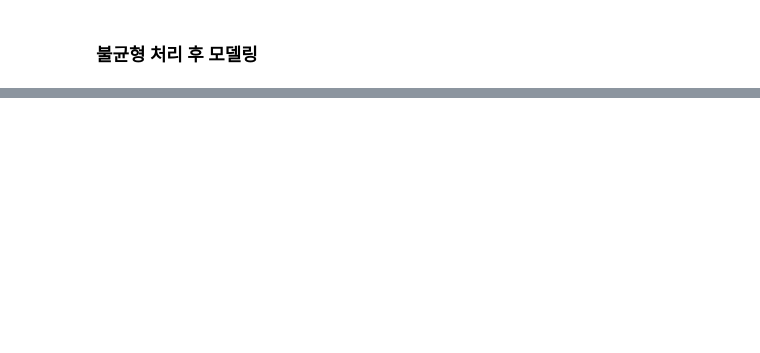
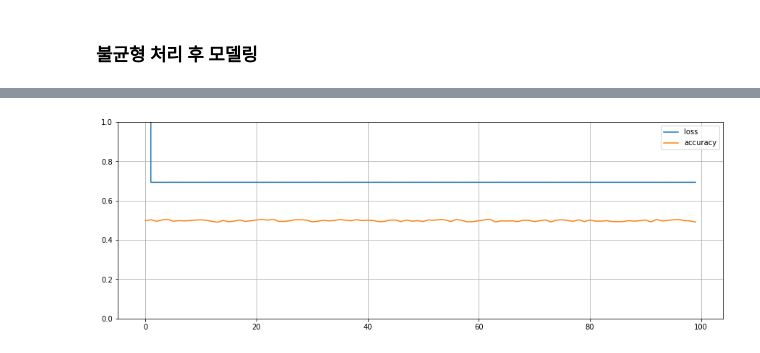
Before and after one commit to SungaHwang/DeepLearning_study, a Jupyter notebook: NN_JobChangeOfDS.ipynb, the cells around one changed output, grey strips where cells are left out. Cells and saved outputs as stored; diff of their text form; code cells hidden in the pictures; blank space fills up the shorter version.

```diff
--- a/NN_JobChangeOfDS.ipynb
+++ b/NN_JobChangeOfDS.ipynb
@@ -538,0 +656,12 @@ model.evaluate(X_val, y_val)
+# %%
+# 층 쌓기
+model7 = keras.Sequential([keras.layers.Flatten(input_shape =(59,1)),
+                keras.layers.Dense(40,activation = 'relu'),
+                keras.layers.Dense(20,activation = 'relu'),
+                keras.layers.Dense(10,activation = 'relu'),
+                keras.layers.Dense(2,activation = 'sigmoid')])
+model7.compile(optimizer = 'sgd',loss='sparse_categorical_crossentropy',metrics =['accuracy'])
+
+print(model7.summary())
+
+history7 = model7.fit(X_train_sm, y_train_sm ,epochs = 100,batch_size=32,steps_per_epoch=470)
@@ -538,0 +691,8 @@ model.evaluate(X_val, y_val)
+# %%
+# 그래프
+pd.DataFrame(history7.history).plot(figsize = (15, 5))
+plt.grid(True)
+plt.gca().set_ylim(0, 1)
+plt.show()
+# %% [output]
+[figure, added]
```
Also changed, not shown: parts of 39 cells of this notebook.
